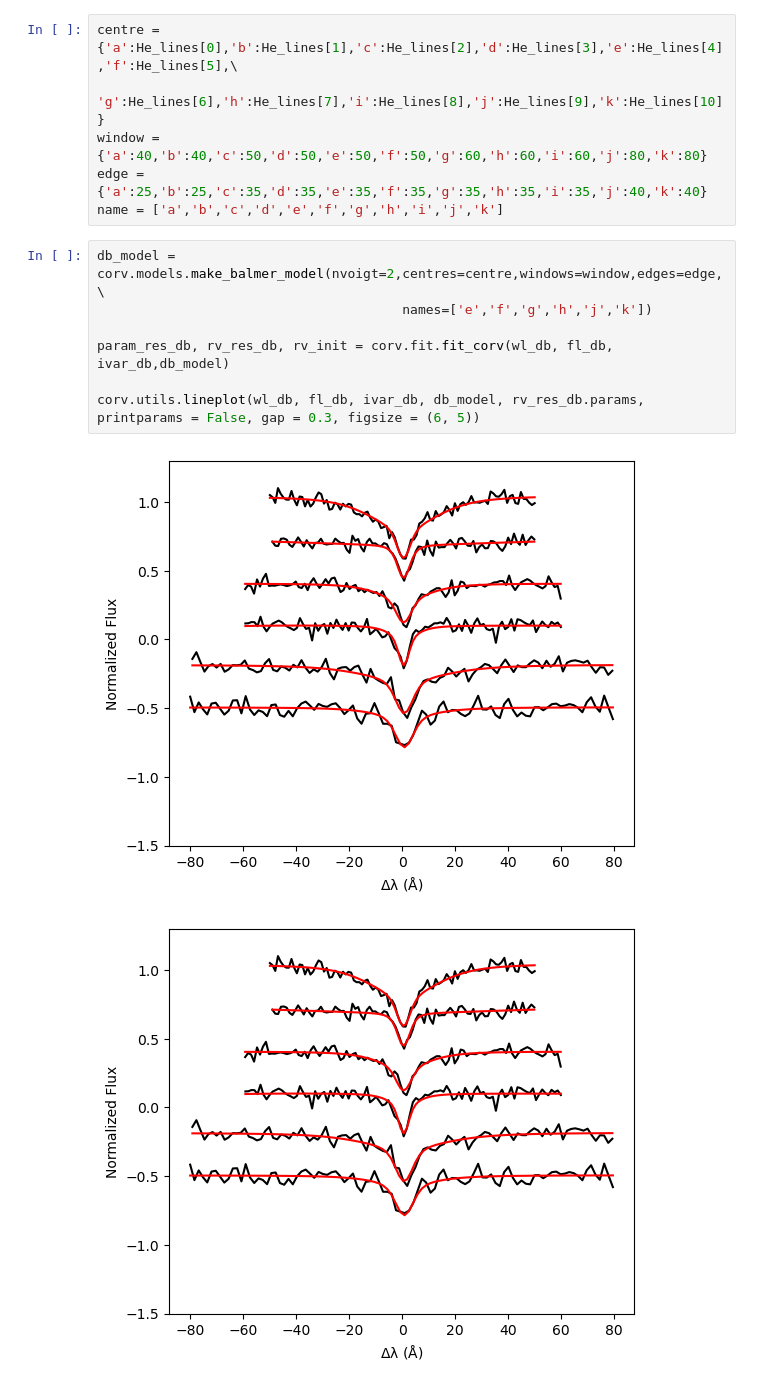
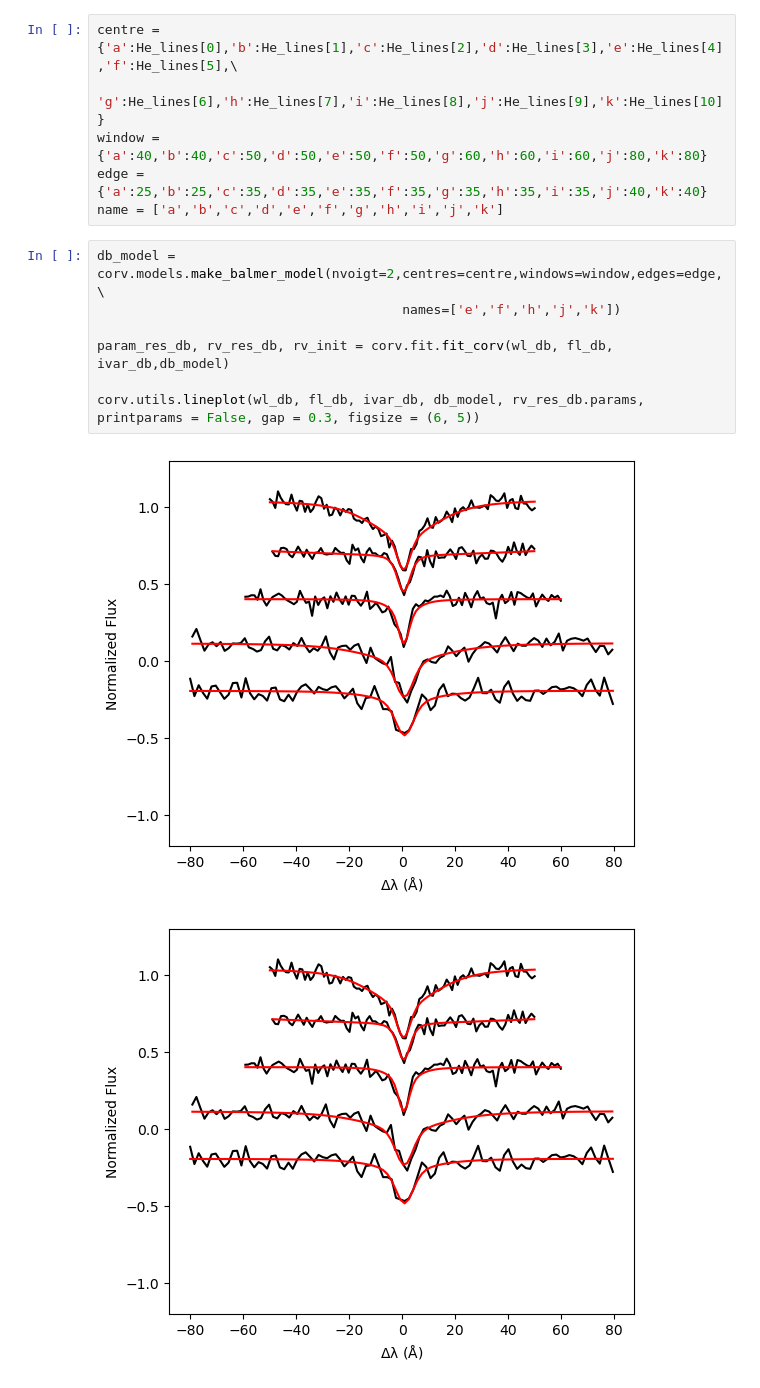
Before and after one commit to stefanarseneau/corv-tutorial, a Jupyter notebook: 01_example.ipynb, the cells around one changed output. Cells and saved outputs as stored; diff of their text form.

```diff
--- a/01_example.ipynb
+++ b/01_example.ipynb
@@ -201,14 +201,14 @@ edge = {'a':25,'b':25,'c':35,'d':35,'e':35,'f':35,'g':35,'h':35,'i':35,'j':40,'k
 name = ['a','b','c','d','e','f','g','h','i','j','k']
 # %%
 db_model = corv.models.make_balmer_model(nvoigt=2,centres=centre,windows=window,edges=edge,\
-                                       names=['e','f','g','h','j','k'])
+                                       names=['e','f','h','j','k'])
 
 param_res_db, rv_res_db, rv_init = corv.fit.fit_corv(wl_db, fl_db, ivar_db,db_model)
 
 corv.utils.lineplot(wl_db, fl_db, ivar_db, db_model, rv_res_db.params, printparams = False, gap = 0.3, figsize = (6, 5))
 # %% [output]
-[figure, old version]
+[figure, new version]
-[figure, old version]
+[figure, new version]
 # %%
 print(rv_res_db.params['RV'])
 # %% [output]
```
Also changed, not shown: parts of 1 cell of this notebook, 2 other files.
